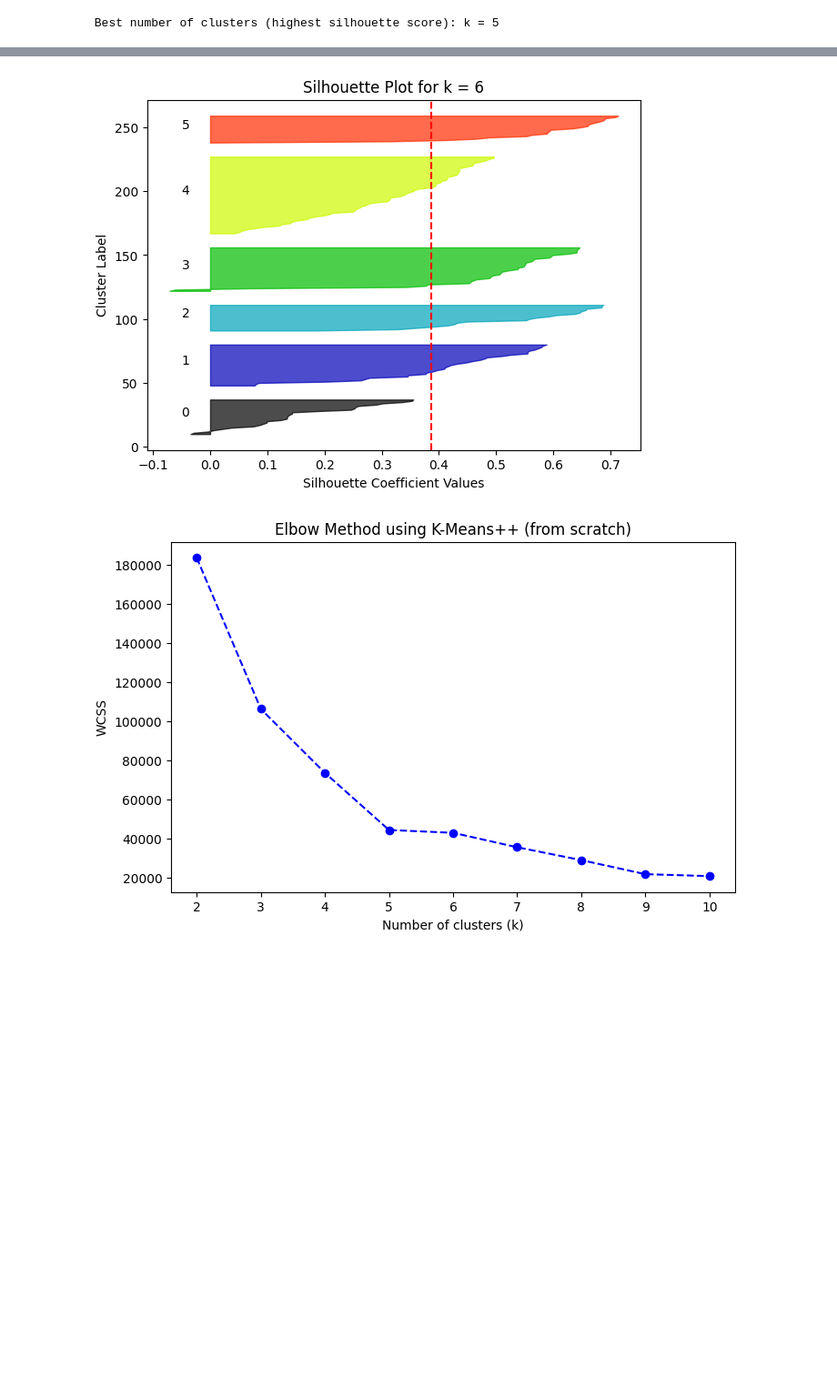
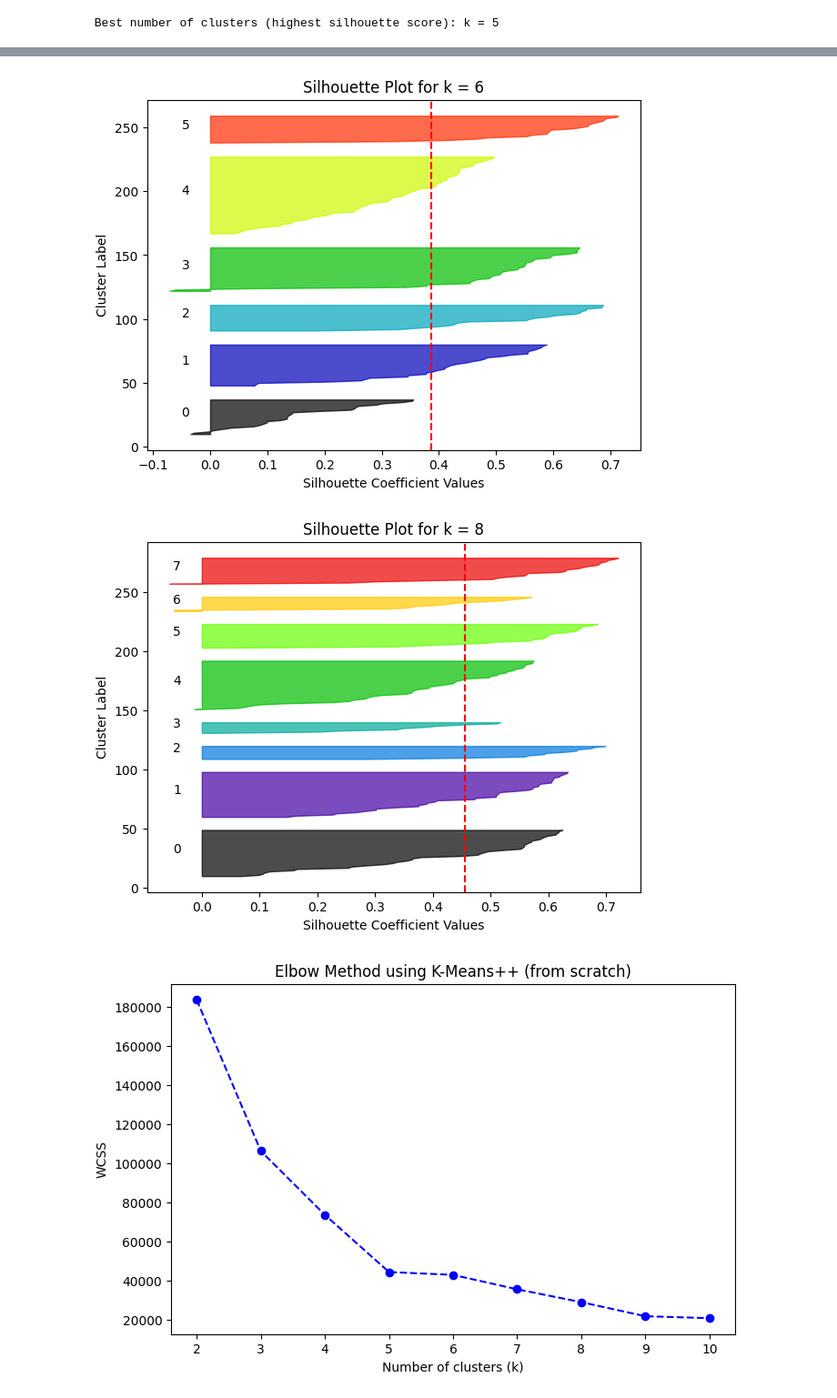
Before and after one commit to alfu123/git-workflow-abc, a Jupyter notebook: MLLAB7.ipynb, the cells around one changed output, grey strips where cells are left out. Shown at 91% size. Cells and saved outputs as stored; diff of their text form; code cells hidden in the pictures; blank space fills up the shorter version.

```diff
--- a/MLLAB7.ipynb
+++ b/MLLAB7.ipynb
@@ -211,13 +211,14 @@ def plot_silhouette_distribution(X, labels, k):
     ax.set_ylabel("Cluster Label")
     plt.show()
 # %%
-for k in [2, 4, 6]:
+for k in [2, 4, 6,8]:
     centroids, labels, _ = kmeans_plus_plus(X, k)
     plot_silhouette_distribution(X, labels, k)
 # %% [output]
 [figure]
 [figure]
 [figure]
+[figure, added]
 # %%
 # Question 2: Elbow Method for Optimal Cluster Selection Tasks:
 # 1.Apply standard K-Means clustering for k = 1 to 12.
```
